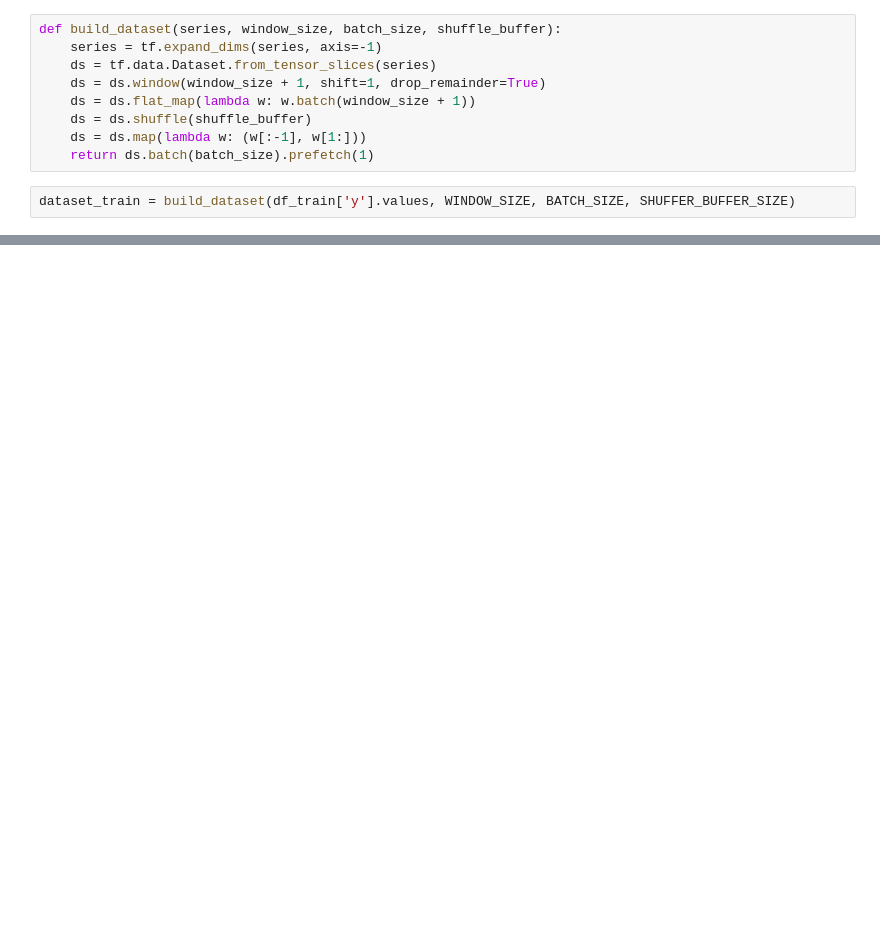
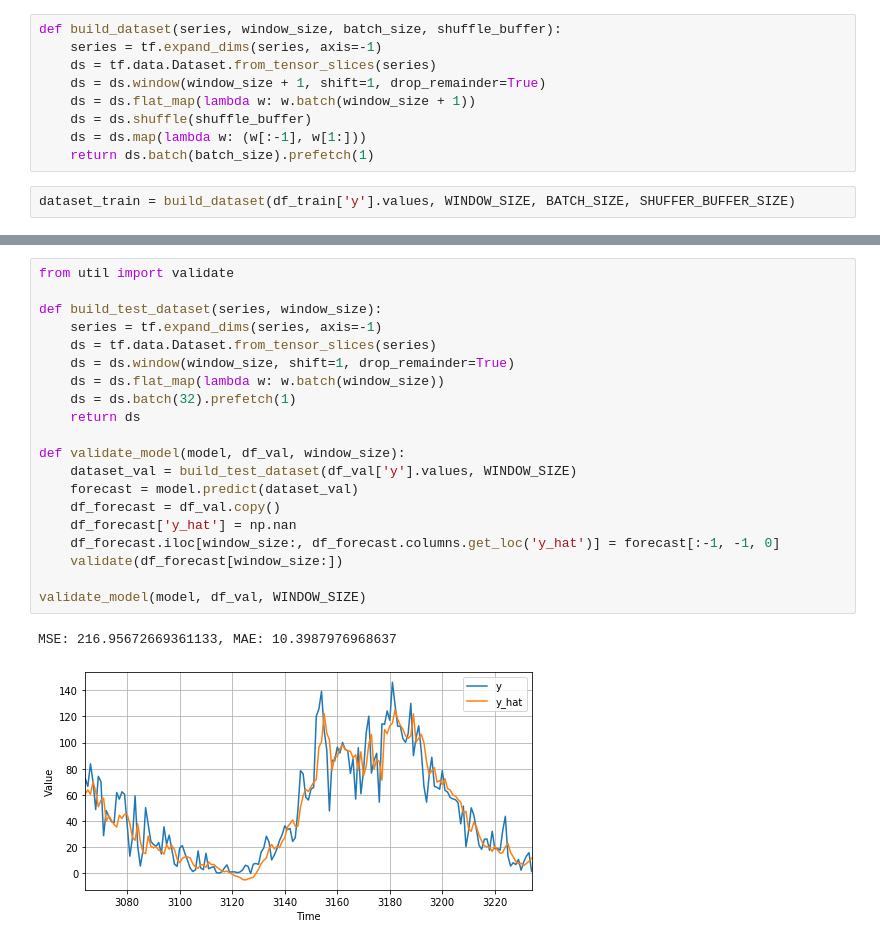
Before and after one commit to nex3z/tensorflow-exercise, a Jupyter notebook: time-series/9_sunspots.ipynb, the cells around one changed output, grey strips where cells are left out. Drawn from its saved outputs; the diff is of its cells as text; blank space fills up the shorter version.

```diff
--- a/time-series/9_sunspots.ipynb
+++ b/time-series/9_sunspots.ipynb
@@ -88,0 +95,23 @@ plt.axis([1e-8, 1e-4, 0, 60])
+# %%
+from util import validate
+
+def build_test_dataset(series, window_size):
+    series = tf.expand_dims(series, axis=-1)
+    ds = tf.data.Dataset.from_tensor_slices(series)
+    ds = ds.window(window_size, shift=1, drop_remainder=True)
+    ds = ds.flat_map(lambda w: w.batch(window_size))
+    ds = ds.batch(32).prefetch(1)
+    return ds
+
+def validate_model(model, df_val, window_size):
+    dataset_val = build_test_dataset(df_val['y'].values, WINDOW_SIZE)
+    forecast = model.predict(dataset_val)
+    df_forecast = df_val.copy()
+    df_forecast['y_hat'] = np.nan
+    df_forecast.iloc[window_size:, df_forecast.columns.get_loc('y_hat')] = forecast[:-1, -1, 0]
+    validate(df_forecast[window_size:])
+
+validate_model(model, df_val, WINDOW_SIZE)
+# %% [output]
+MSE: 216.95672669361133, MAE: 10.3987976968637
+[figure, added]
```
Also changed, not shown: parts of 12 cells of this notebook.
